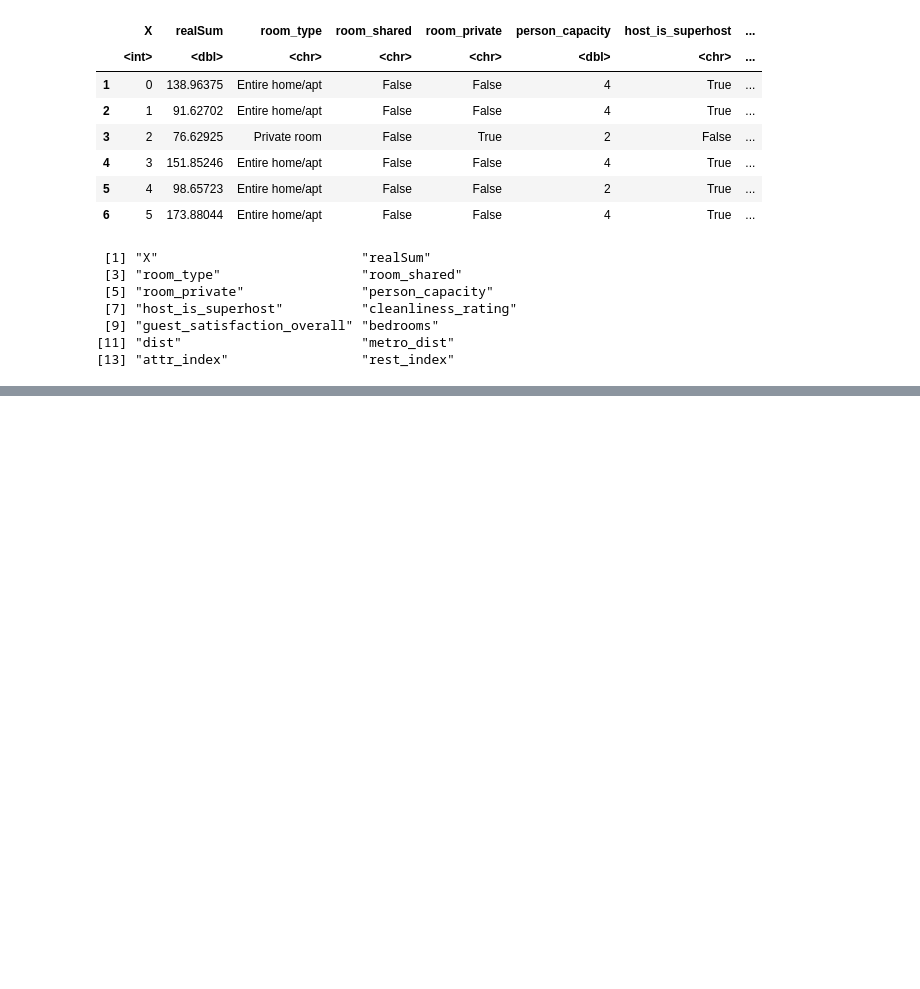
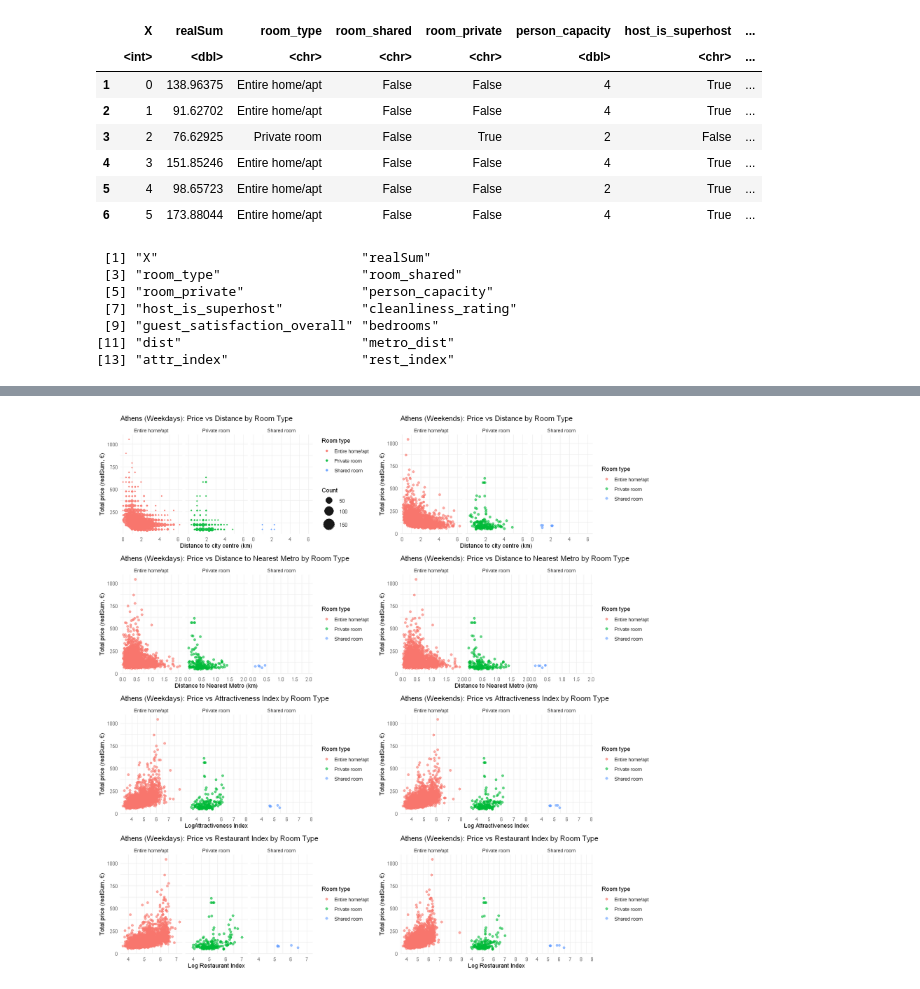
Before and after one commit to naksuu24/STAT301_Project, a Jupyter notebook: Assignment1.ipynb, the cells around one changed output, grey strips where cells are left out. Saved outputs shown, nothing was run; the diff lists cells and outputs as text; code cells hidden in the pictures; blank space fills up the shorter version.

```diff
--- a/Assignment1.ipynb
+++ b/Assignment1.ipynb
@@ -198,0 +207,93 @@ distribution_price_weekends
+# %%
+# Scatter plot: price vs distance to city centre, colored by room type
+weekdays_price_dist_plot <- ggplot(athens_weekdays_clean,
+                                   aes(x = dist, y = realSum, color = room_type)) +
+  stat_bin_2d(
+    geom = "point",
+    bins = 20,
+    aes(size = after_stat(count)),  # bubble size = count
+    alpha = 0.9,
+    show.legend = c(fill = FALSE)   # <-- turn off the fill legend added by stat_bin_2d
+  ) +
+  facet_wrap(~ room_type) +
+  scale_size_area(max_size = 10, name = "Count") +
+  guides(fill = "none",                      # extra safety
+         colour = guide_legend(title = "Room type"),
+         size   = guide_legend(title = "Count")) +
+  labs(title = "Athens (Weekdays): Price vs Distance by Room Type",
+       y = "Total price (realSum, €)",
+       x = "Distance to city centre (km)") +
+  theme_minimal()
+
+
+weekends_price_dist_plot <- ggplot(athens_weekends_clean, aes(x = dist, y = realSum, color = room_type)) +
+    geom_point(alpha = 0.6, size = 1.8) +
+    facet_wrap(~ room_type) +
+    labs(title = "Athens (Weekends): Price vs Distance by Room Type",
+            x = "Distance to city centre (km)",
+            y = "Total price (realSum, €)",
+            color = "Room type") +
+  theme_minimal()
+
+# metro_dist	attr_index	rest_index
+weekdays_price_metro_plot <- ggplot(athens_weekdays_clean, aes(x = metro_dist, y = realSum, color = room_type)) +
+    geom_point(alpha = 0.6, size = 1.8) +
+    facet_wrap(~ room_type) +
+    labs(title = "Athens (Weekdays): Price vs Distance to Nearest Metro by Room Type",
+            y = "Total price (realSum, €)",
+            x = "Distance to Nearest Metro (km)",
+            color = "Room type") +
+  theme_minimal()
+
+weekends_price_metro_plot <- ggplot(athens_weekends_clean, aes(x = metro_dist, y = realSum, color = room_type)) +
+    geom_point(alpha = 0.6, size = 1.8) +
+    facet_wrap(~ room_type) +
+    labs(title = "Athens (Weekends): Price vs Distance to Nearest Metro by Room Type",
+            x = "Distance to Nearest Metro (km)",
+            y = "Total price (realSum, €)",
+            color = "Room type") +
+    theme_minimal()
+
+weekdays_price_attr_plot <- ggplot(athens_weekdays_clean, aes(x = log(attr_index), y = realSum, color = room_type)) +
+    geom_point(alpha = 0.6, size = 1.8) +
+    facet_wrap(~ room_type) +
+    labs(title = "Athens (Weekdays): Price vs Attractiveness Index by Room Type",
+            y = "Total price (realSum, €)",
+            x = "LogAttractiveness Index",
+            color = "Room type") +
+  theme_minimal()
+
+weekends_price_attr_plot <- ggplot(athens_weekends_clean, aes(x = log(attr_index), y = realSum, color = room_type)) +
+    geom_point(alpha = 0.6, size = 1.8) +
+    facet_wrap(~ room_type) +
+    labs(title = "Athens (Weekends): Price vs Attractiveness Index by Room Type",
+            x = "Log Attractiveness Index",
+            y = "Total price (realSum, €)",
+            color = "Room type") +
+  theme_minimal()
+
+weekdays_price_rest_plot <- ggplot(athens_weekdays_clean, aes(x = log(rest_index), y = realSum, color = room_type)) +
+    geom_point(alpha = 0.6, size = 1.8) +
+    facet_wrap(~ room_type) +
+    labs(title = "Athens (Weekdays): Price vs Restaurant Index by Room Type",
+            y = "Total price (realSum, €)",
+            x = "Log Restaurant Index",
+            color = "Room type") +
+  theme_minimal()
+
+weekends_price_rest_plot <- ggplot(athens_weekends_clean, aes(x = log(rest_index), y = realSum, color = room_type)) +
+    geom_point(alpha = 0.6, size = 1.8) +
+    facet_wrap(~ room_type) +
+    labs(title = "Athens (Weekends): Price vs Restaurant Index by Room Type",
+            x = "Log Restaurant Index",
+            y = "Total price (realSum, €)",
+            color = "Room type") +
+  theme_minimal()
+
+options(repr.plot.width = 14, repr.plot.height = 14)
+plot_grid(weekdays_price_dist_plot, weekends_price_dist_plot,
+          weekdays_price_metro_plot, weekends_price_metro_plot,
+          weekdays_price_attr_plot, weekends_price_attr_plot,
+          weekdays_price_rest_plot, weekends_price_rest_plot, ncol = 2)
+# %% [output]
+[figure, added]
```
Also changed, not shown: parts of 5 cells of this notebook, 1 other file.
